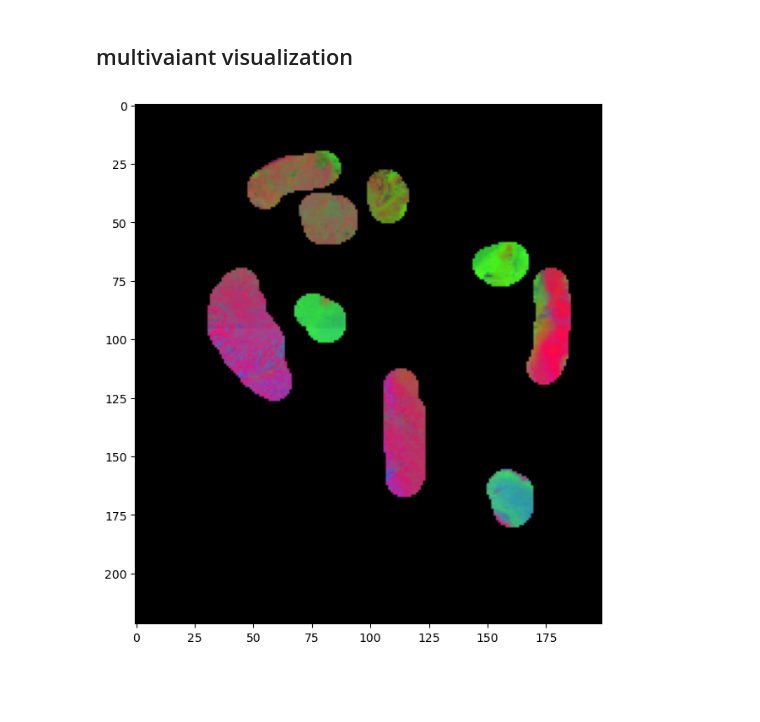
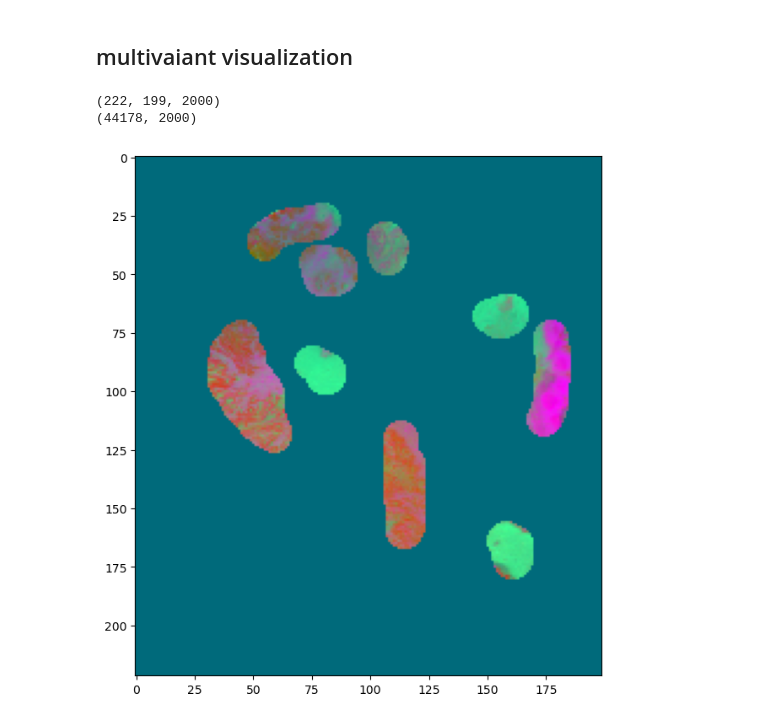
Before and after one commit to JenniferTsang911/DESI-Encoder-Classification-Model, a Jupyter notebook: sample_desi_exploration.ipynb, the cells around one changed output. Cells and saved outputs as stored; diff of their text form; code cells hidden in the pictures; blank space fills up the shorter version.

```diff
--- a/sample_desi_exploration.ipynb
+++ b/sample_desi_exploration.ipynb
@@ -179,22 +184,48 @@ plt.show()
 [figure]
 # %% [markdown]
 ## multivaiant visualization
-# %%
-dim_reducion = PCA(n_components=3)
-
-mask = sitk.ReadImage("C:\\Users\\jenni\\Documents\\GitHub\\DESI-Project\\sample_data\\2021 03 21 colon 0485699_mask.png")
-mask_array = sitk.GetArrayFromImage(mask)
-
-peaks_pca = dim_reducion.fit_transform(peaks_norm)
-peaks_pca = ion_minmax_normalize(peaks_pca)
-pca_image = peaks_pca.reshape((dim_y,dim_x,-1),order='C')
-
-mask_array = np.where(mask_array > 0, 1, 0)
-
-masked_image_array = pca_image * mask_array
-
-plt.figure(figsize=(8,8))
-plt.imshow(masked_image_array)
-plt.show()
-# %% [output]
-[figure, removed]
+# %%
+dim_reducion = PCA(n_components=3)
+
+mask = sitk.ReadImage(r"C:\Users\jenni\Documents\GitHub\DESI-project\2021 03 21 colon 0485699_mask.png")
+mask_array = sitk.GetArrayFromImage(mask)
+
+mask_array = np.where(mask_array > 0, 1, 0)
+mask_reshaped = mask_array[:, :, 0].reshape((222, 199, 1))
+
+peaks_image = peaks_norm.reshape((dim_y,dim_x,-1),order='C') #reshape peaks_norm to (222, 199, 2000)
+print(peaks_image.shape) #testing
+
+selected_spectra = peaks_image * mask_reshaped
+selected_spectra_image = selected_spectra.reshape((-1, 2000)) #Reshape image back to 2D array
+print(selected_spectra_image.shape) #testing
+
+peaks_pca = dim_reducion.fit_transform(selected_spectra_image)
+peaks_pca = ion_minmax_normalize(peaks_pca) #Why normalize twice?
+pca_image = peaks_pca.reshape((dim_y,dim_x,-1),order='C')
+
+plt.figure(figsize=(8,8))
+plt.imshow(pca_image)
+plt.show()
+
+peaks_image = peaks_norm.reshape((dim_y,dim_x,-1),order='C') #reshape peaks_norm to (222, 199, 2000)
+print(peaks_image.shape) #testing
+
+mask_reshaped = mask_array[:, :, 0].reshape((222, 199, 1)) #reshapes array to (222, 199, 1)
+print(mask_reshaped.shape) #testing
+
+selected_spectra_image = peaks_image * mask_reshaped #Apply mask onto image
+selected_spectra_image = selected_spectra_image.reshape((-1, 2000)) #Reshape image back to 2D array
+print(selected_spectra_image.shape) #testing
+
+peaks_pca = dim_reducion.fit_transform(selected_spectra_image)
+peaks_pca = ion_minmax_normalize(peaks_pca) #Why normalize twice?
+pca_image = peaks_pca.reshape((dim_y,dim_x,-1),order='C')
+
+plt.figure(figsize=(8,8))
+plt.imshow(pca_image)
+plt.show()
+# %% [output]
+(222, 199, 2000)
+(44178, 2000)
+[figure, added]
```
Also changed, not shown: parts of 2 cells of this notebook.
